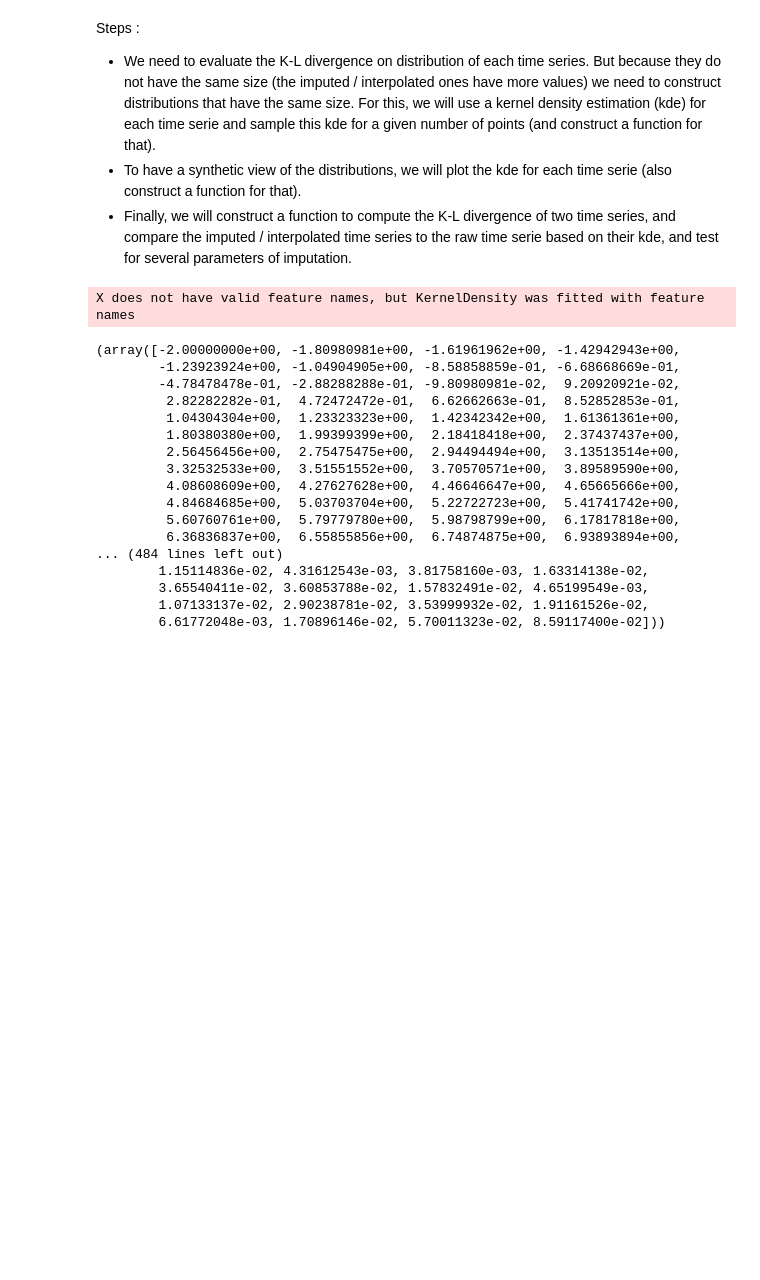
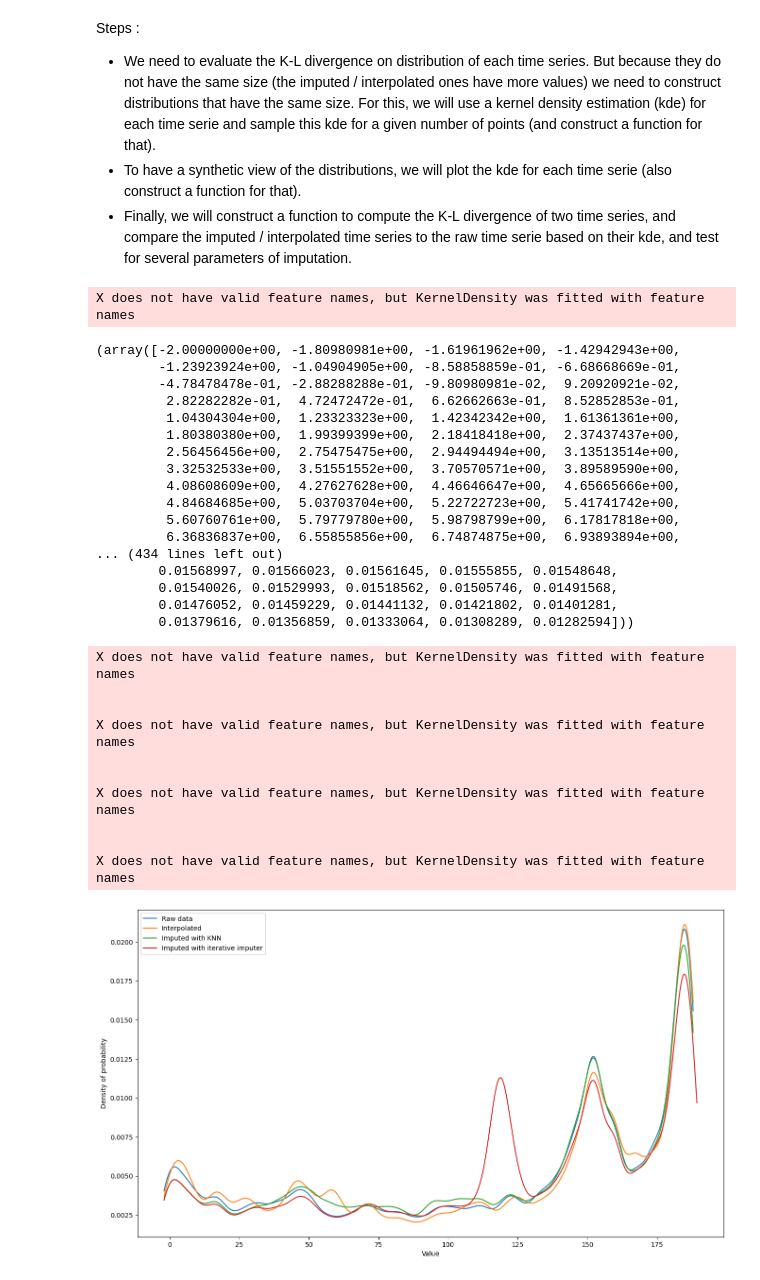
Before and after one commit to DridrM/renewable-energy-forecast, a Jupyter notebook: notebooks/preprocessing_exploration/preprocessing_missing_values.ipynb, the cells around one changed output. Drawn from its saved outputs; the diff is of its cells as text; code cells hidden in the pictures; blank space fills up the shorter version.

Commit message:
Add the plot_kde_time_series function

```diff
--- a/notebooks/preprocessing_exploration/preprocessing_missing_values.ipynb
+++ b/notebooks/preprocessing_exploration/preprocessing_missing_values.ipynb
@@ -290,10 +290,10 @@ knn_imputer.fit(X)
 X_imputed = knn_imputer.transform(X)
 
 # Extract the first column of the X_imputed array, and re-create a df
-gen_data_dt_imputed = pd.DataFrame({"value": X_imputed[:, 0]}, index = gen_data_dt_supervised_2.index)
+gen_data_dt_imputed_1 = pd.DataFrame({"value": X_imputed[:, 0]}, index = gen_data_dt_supervised_2.index)
 
 # Plot the imputed values
-plot_time_serie(gen_data_dt_imputed,
+plot_time_serie(gen_data_dt_imputed_1,
                 "",
                 "value",
                 dt_index = True)
@@ -315,10 +315,10 @@ iterative_imputer.fit(X)
 X_imputed = iterative_imputer.transform(X)
 
 # Extract the first column of the X_imputed array, and re-create a df
-gen_data_dt_imputed = pd.DataFrame({"value": X_imputed[:, 0]}, index = gen_data_dt_supervised_2.index)
+gen_data_dt_imputed_2 = pd.DataFrame({"value": X_imputed[:, 0]}, index = gen_data_dt_supervised_2.index)
 
 # Plot the imputed values
-plot_time_serie(gen_data_dt_imputed,
+plot_time_serie(gen_data_dt_imputed_2,
                 "",
                 "value",
                 dt_index = True)
@@ -338,7 +338,7 @@ Steps :
 def compute_kde_time_serie(gen_df: pd.DataFrame,
                            value_col: str,
                            n_samples: int = 1000,
-                           bandwidth: str | float = "scott",
+                           bandwidth: str | float = 5,
                            kernel: str = "gaussian"
                            ) -> np.array:
     """Compute a kernel density estimation (kde) of the value column of a time serie
@@ -391,12 +391,8 @@ X does not have valid feature names, but KernelDensity was fitted with feature n
          4.84684685e+00,  5.03703704e+00,  5.22722723e+00,  5.41741742e+00,
          5.60760761e+00,  5.79779780e+00,  5.98798799e+00,  6.17817818e+00,
          6.36836837e+00,  6.55855856e+00,  6.74874875e+00,  6.93893894e+00,
-... (484 lines left out)
-        1.15114836e-02, 4.31612543e-03, 3.81758160e-03, 1.63314138e-02,
-        3.65540411e-02, 3.60853788e-02, 1.57832491e-02, 4.65199549e-03,
-        1.07133137e-02, 2.90238781e-02, 3.53999932e-02, 1.91161526e-02,
-        6.61772048e-03, 1.70896146e-02, 5.70011323e-02, 8.59117400e-02]))
+... (434 lines left out)
+        0.01568997, 0.01566023, 0.01561645, 0.01555855, 0.01548648,
+        0.01540026, 0.01529993, 0.01518562, 0.01505746, 0.01491568,
+        0.01476052, 0.01459229, 0.01441132, 0.01421802, 0.01401281,
+        0.01379616, 0.01356859, 0.01333064, 0.01308289, 0.01282594]))
-# %%
-# Function to plot several kde for time series
-def plot_kde_time_series() -> None:
-    """"""
@@ -402,0 +439,27 @@ def plot_kde_time_series() -> None:
+# %%
+# Construct the dict of time serie dfs
+gen_dfs = {"Raw data": gen_data_dt_peeled,
+           "Interpolated": gen_data_dt_interpolated,
+           "Imputed with KNN": gen_data_dt_imputed_1,
+           "Imputed with iterative imputer": gen_data_dt_imputed_2
+           }
+
+# Test for different bandwidth
+bandwidth = 3
+
+# Test the function
+plot_kde_time_series("value",
+                     bandwidth = bandwidth,
+                     **gen_dfs)
+# %% [output]
+X does not have valid feature names, but KernelDensity was fitted with feature names
+
+
+X does not have valid feature names, but KernelDensity was fitted with feature names
+
+
+X does not have valid feature names, but KernelDensity was fitted with feature names
+
+
+X does not have valid feature names, but KernelDensity was fitted with feature names
+[figure, added]
```
Also changed, not shown: parts of 3 cells of this notebook.
